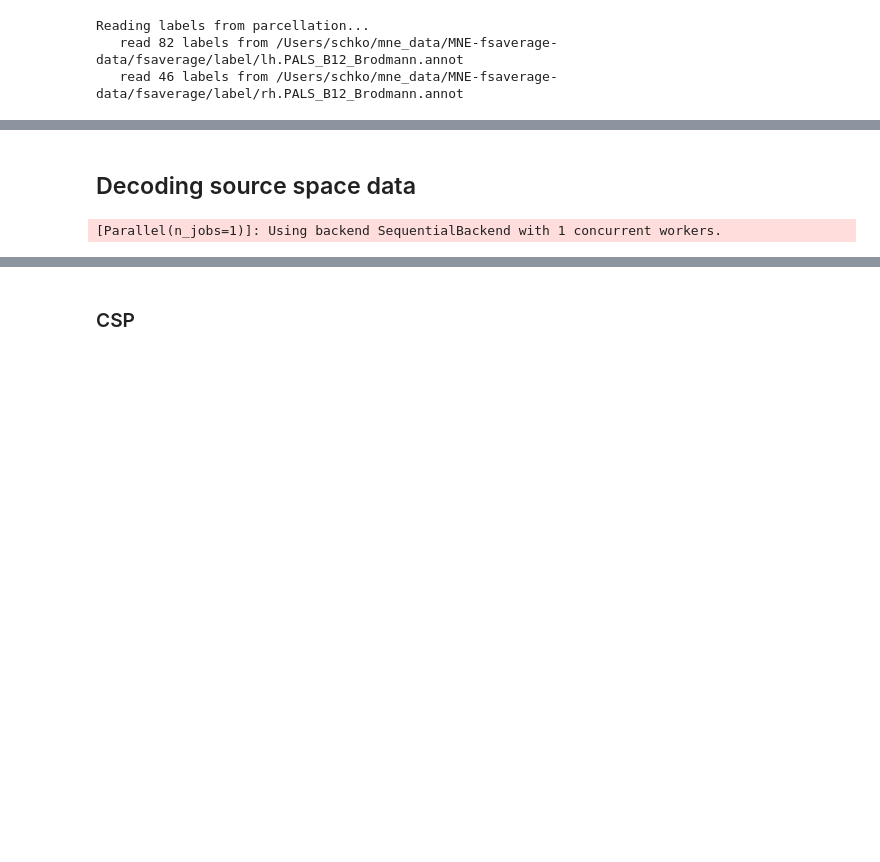
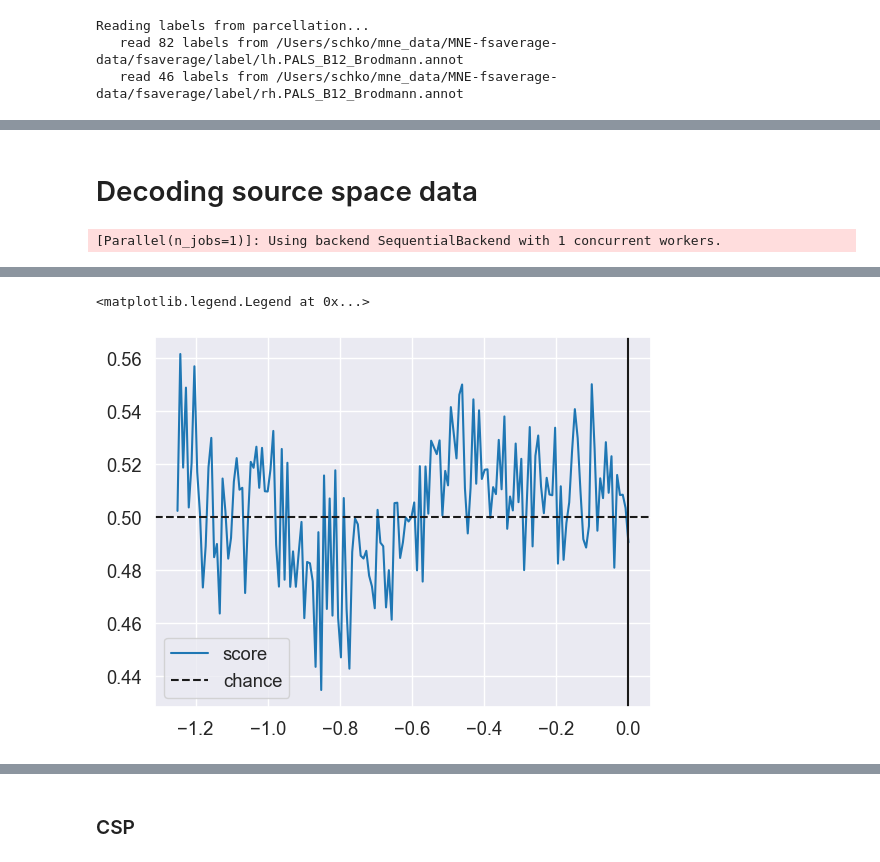
Before and after one commit to schko/mna, a Jupyter notebook: notebooks/motor_paper/3-source_decoding.ipynb, the cells around one changed output, grey strips where cells are left out. Saved outputs shown, nothing was run; the diff lists cells and outputs as text; code cells hidden in the pictures; blank space fills up the shorter version.

Commit message:
merge source analysis

```diff
--- a/notebooks/motor_paper/3-source_decoding.ipynb
+++ b/notebooks/motor_paper/3-source_decoding.ipynb
@@ -166,3 +278,3 @@ KeyboardInterrupt:
 # %% [markdown]
-## Decoding source space data
+# Decoding source space data
 # %%
@@ -177,5 +288,5 @@ from sklearn.metrics import mean_squared_error, make_scorer
 # %%
-interval = 3
+interval = 4
 stcs = mne.minimum_norm.apply_inverse_epochs(motor_epochs[::interval], inverse_operator,
                             lambda2=1.0 / snr ** 2, verbose=False,
                             method="eLORETA", pick_ori="normal")
@@ -187,7 +298,7 @@ y = motor_epochs[::interval].metadata.Steer_Wheel_Degree_Encoded # for sparse: m
 # prepare a series of classifier applied at each time sample
 clf = make_pipeline(StandardScaler(),  # z-score normalization
                     SelectKBest(f_classif, k=500),  # select features for speed
-                    LinearModel(LogisticRegression(C=1, solver='liblinear')))
+                    LinearModel(LogisticRegression(C=1, solver='lbfgs')))
 time_decod = SlidingEstimator(clf, scoring='roc_auc')
 
 # Run cross-validated decoding analyses:
@@ -212,3 +335,5 @@ plt.legend()
+<matplotlib.legend.Legend at 0x...>
+[figure, added]
 # %%
 # The fitting needs not be cross validated because the weights are based on
 # the training sets
```
Also changed, not shown: parts of 8 cells of this notebook, 7 other files.
